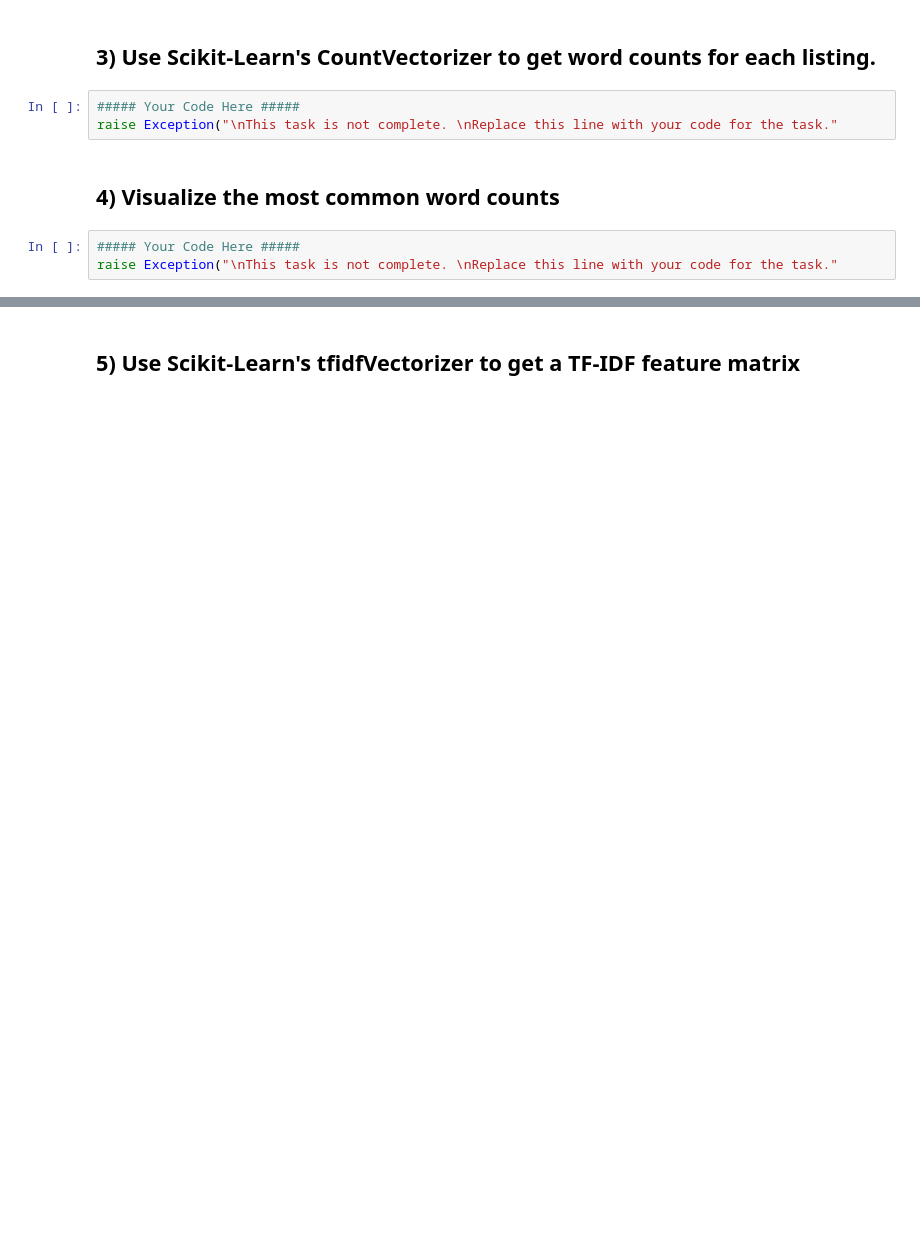
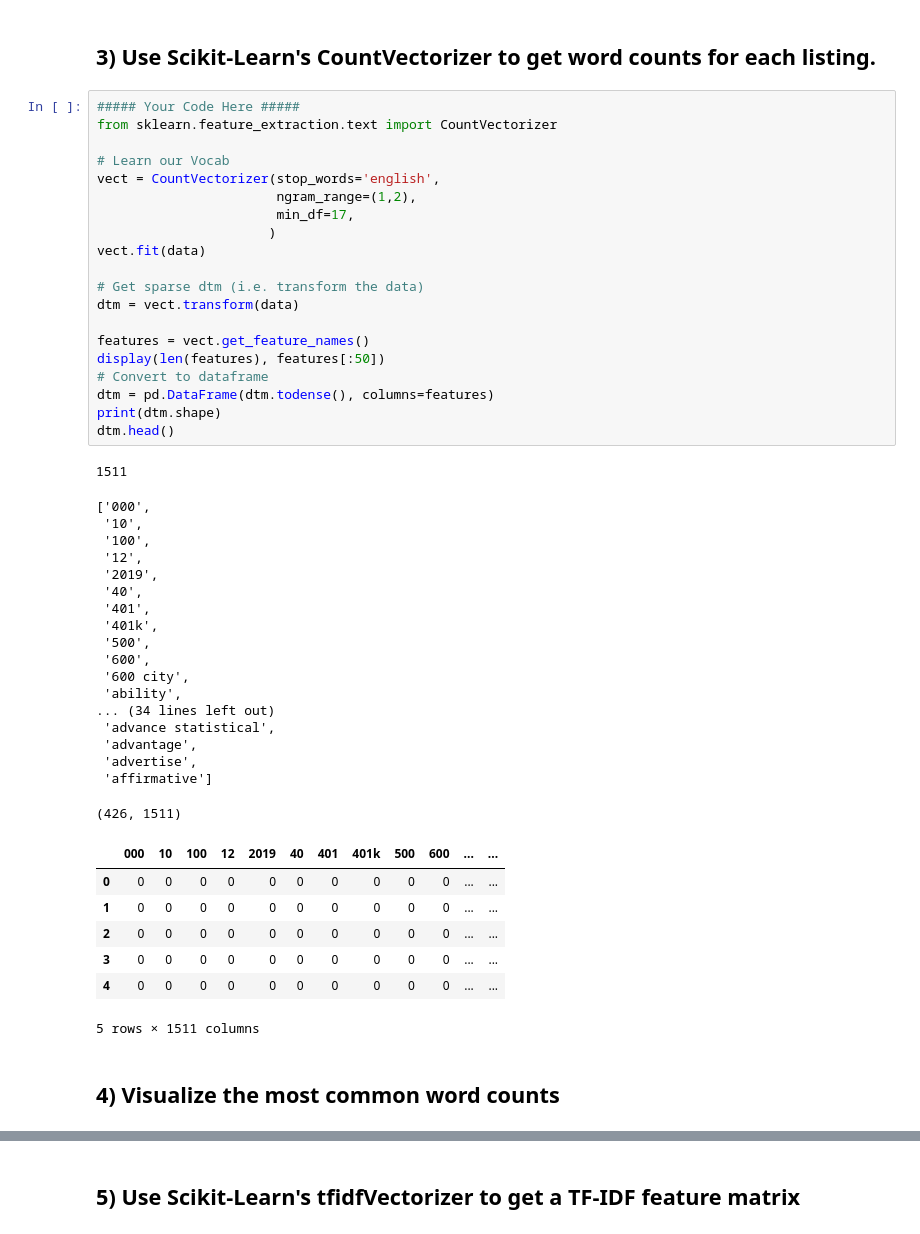
Before and after one commit to nsriniva/DS-Unit-4-Sprint-1-NLP, a Jupyter notebook: module2-vector-representations/LS_DS_412_Vector_Representations_Assignment.ipynb, the cells around one changed output, grey strips where cells are left out. Saved outputs shown, nothing was run; the diff lists cells and outputs as text; blank space fills up the shorter version.

```diff
--- a/module2-vector-representations/LS_DS_412_Vector_Representations_Assignment.ipynb
+++ b/module2-vector-representations/LS_DS_412_Vector_Representations_Assignment.ipynb
@@ -70,10 +133,51 @@ raise Exception("\nThis task is not complete. \nReplace this line with your code
 # %% [markdown]
 ## 3) Use Scikit-Learn's CountVectorizer to get word counts for each listing.
-# %%
-##### Your Code Here #####
-raise Exception("\nThis task is not complete. \nReplace this line with your code for the task."
+# %%
+##### Your Code Here #####
+from sklearn.feature_extraction.text import CountVectorizer
+
+# Learn our Vocab
+vect = CountVectorizer(stop_words='english',
+                       ngram_range=(1,2),
+                       min_df=17,
+                      )
+vect.fit(data)
+
+# Get sparse dtm (i.e. transform the data)
+dtm = vect.transform(data)
+
+features = vect.get_feature_names()
+display(len(features), features[:50])
+# Convert to dataframe
+dtm = pd.DataFrame(dtm.todense(), columns=features)
+print(dtm.shape)
+dtm.head()
+# %% [output]
+1511
+['000',
+ '10',
+ '100',
+ '12',
+ '2019',
+ '40',
+ '401',
+ '401k',
+ '500',
+ '600',
+ '600 city',
+ 'ability',
+... (34 lines left out)
+ 'advance statistical',
+ 'advantage',
+ 'advertise',
+ 'affirmative']
+(426, 1511)
+|  | 000 | 10 | 100 | 12 | 2019 | 40 | 401 | 401k | 500 | 600 | ... | ... |
+| 0 | 0 | 0 | 0 | 0 | 0 | 0 | 0 | 0 | 0 | 0 | ... | ... |
+| 1 | 0 | 0 | 0 | 0 | 0 | 0 | 0 | 0 | 0 | 0 | ... | ... |
+| 2 | 0 | 0 | 0 | 0 | 0 | 0 | 0 | 0 | 0 | 0 | ... | ... |
+| 3 | 0 | 0 | 0 | 0 | 0 | 0 | 0 | 0 | 0 | 0 | ... | ... |
+| 4 | 0 | 0 | 0 | 0 | 0 | 0 | 0 | 0 | 0 | 0 | ... | ... |
+5 rows × 1511 columns
 # %% [markdown]
 ## 4) Visualize the most common word counts
-# %%
-##### Your Code Here #####
-raise Exception("\nThis task is not complete. \nReplace this line with your code for the task."
```
Also changed, not shown: parts of 17 cells of this notebook, 1 other file.
